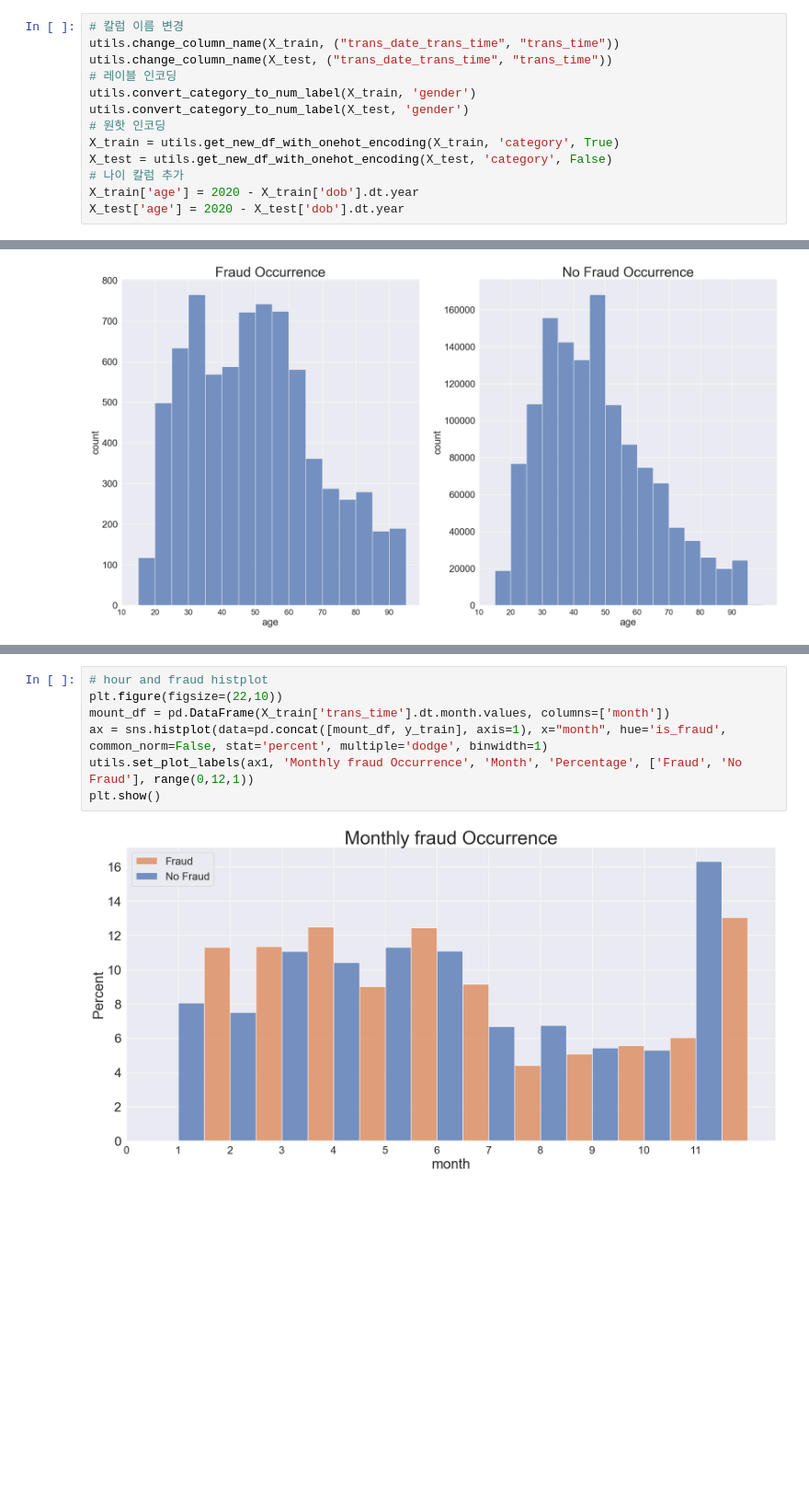
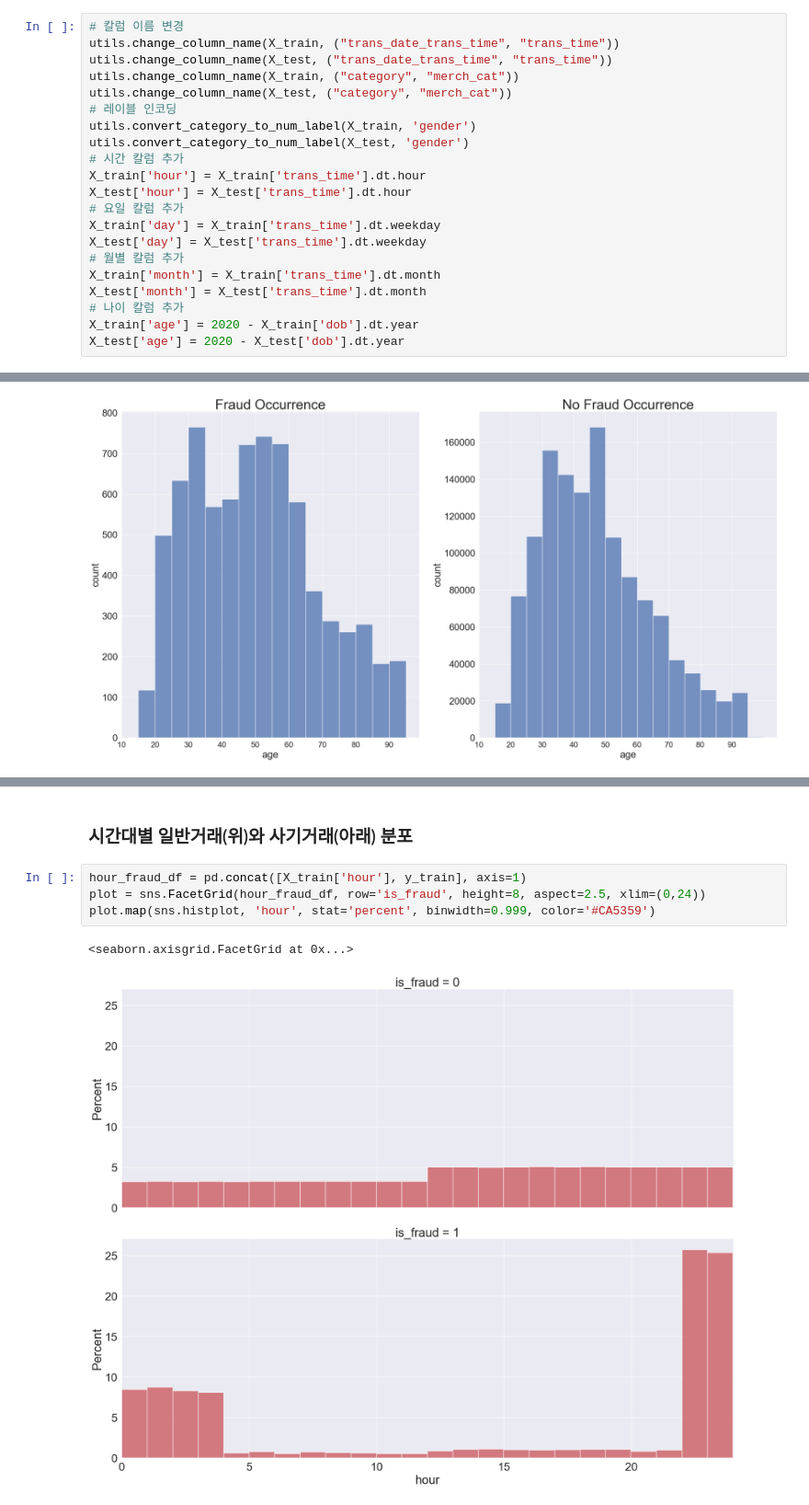
Before and after one commit to InjaeJayLee/mzcard, a Jupyter notebook: notebook.ipynb, the cells around one changed output, grey strips where cells are left out. Shown at 92% size. Saved outputs shown, nothing was run; the diff lists cells and outputs as text; blank space fills up the shorter version.

```diff
--- a/notebook.ipynb
+++ b/notebook.ipynb
@@ -46,12 +58,20 @@ Index(['trans_date_trans_time', 'cc_num', 'merchant', 'category', 'amt',
 # 칼럼 이름 변경
 utils.change_column_name(X_train, ("trans_date_trans_time", "trans_time"))
 utils.change_column_name(X_test, ("trans_date_trans_time", "trans_time"))
+utils.change_column_name(X_train, ("category", "merch_cat"))
+utils.change_column_name(X_test, ("category", "merch_cat"))
 # 레이블 인코딩
 utils.convert_category_to_num_label(X_train, 'gender')
 utils.convert_category_to_num_label(X_test, 'gender')
-# 원핫 인코딩
-X_train = utils.get_new_df_with_onehot_encoding(X_train, 'category', True)
-X_test = utils.get_new_df_with_onehot_encoding(X_test, 'category', False)
+# 시간 칼럼 추가
+X_train['hour'] = X_train['trans_time'].dt.hour
+X_test['hour'] = X_test['trans_time'].dt.hour
+# 요일 칼럼 추가
+X_train['day'] = X_train['trans_time'].dt.weekday
+X_test['day'] = X_test['trans_time'].dt.weekday
+# 월별 칼럼 추가
+X_train['month'] = X_train['trans_time'].dt.month
+X_test['month'] = X_test['trans_time'].dt.month
 # 나이 칼럼 추가
 X_train['age'] = 2020 - X_train['dob'].dt.year
 X_test['age'] = 2020 - X_test['dob'].dt.year
@@ -113,9 +114,10 @@ plt.show()
-# %%
-# hour and fraud histplot
-plt.figure(figsize=(22,10))
-mount_df = pd.DataFrame(X_train['trans_time'].dt.month.values, columns=['month'])
-ax = sns.histplot(data=pd.concat([mount_df, y_train], axis=1), x="month", hue='is_fraud', common_norm=False, stat='percent', multiple='dodge', binwidth=1)
-utils.set_plot_labels(ax1, 'Monthly fraud Occurrence', 'Month', 'Percentage', ['Fraud', 'No Fraud'], range(0,12,1))
-plt.show()
-# %% [output]
-[figure, removed]
+# %% [markdown]
+###
+### 시간대별 일반거래(위)와 사기거래(아래) 분포
+# %%
+hour_fraud_df = pd.concat([X_train['hour'], y_train], axis=1)
+plot = sns.FacetGrid(hour_fraud_df, row='is_fraud', height=8, aspect=2.5, xlim=(0,24))
+plot.map(sns.histplot, 'hour', stat='percent', binwidth=0.999, color='#CA5359')
+# %% [output]
+<seaborn.axisgrid.FacetGrid at 0x...>
+[figure, added]
```
Also changed, not shown: parts of 25 cells of this notebook, 4 other files.
